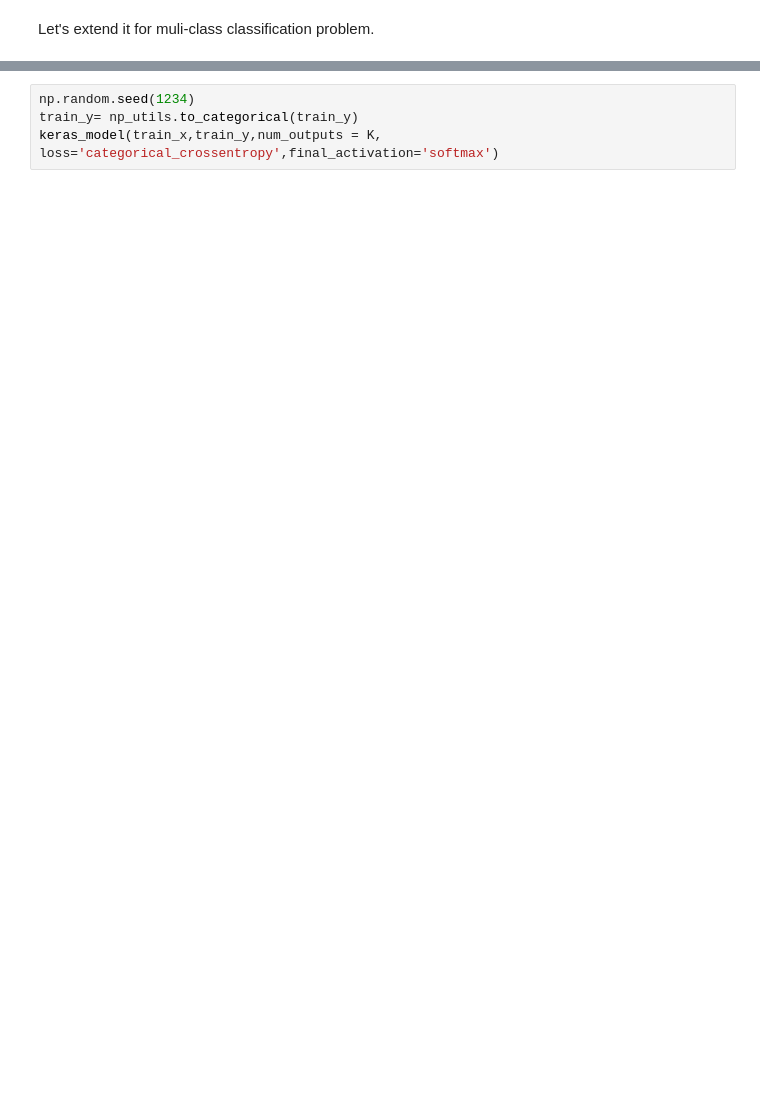
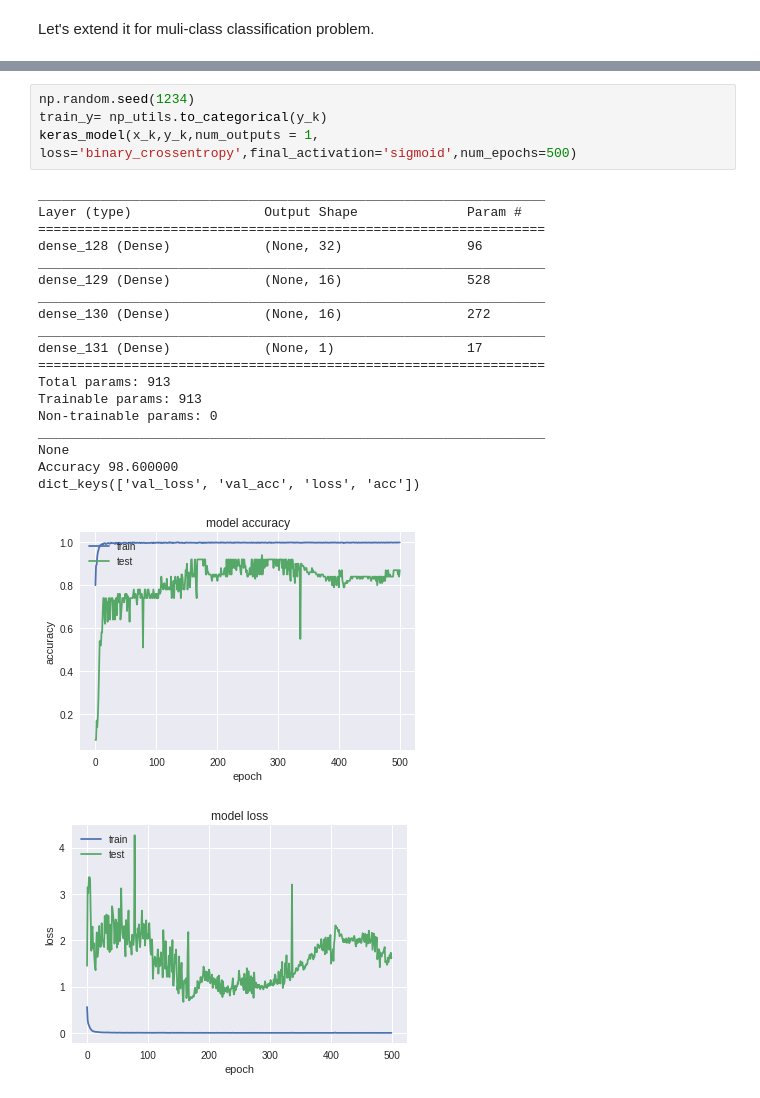
Before and after one commit to mdasadul/tensorflow_examples, a Jupyter notebook: Spiral_keras.ipynb, the cells around one changed output, grey strips where cells are left out. Cells and saved outputs as stored; diff of their text form; blank space fills up the shorter version.

```diff
--- a/Spiral_keras.ipynb
+++ b/Spiral_keras.ipynb
@@ -125,4 +127,25 @@ plt.show()
 # %%
 np.random.seed(1234)
-train_y= np_utils.to_categorical(train_y)
-keras_model(train_x,train_y,num_outputs = K, loss='categorical_crossentropy',final_activation='softmax')
+train_y= np_utils.to_categorical(y_k)
+keras_model(x_k,y_k,num_outputs = 1, loss='binary_crossentropy',final_activation='sigmoid',num_epochs=500)
+# %% [output]
+_________________________________________________________________
+Layer (type)                 Output Shape              Param #
+=================================================================
+dense_128 (Dense)            (None, 32)                96
+_________________________________________________________________
+dense_129 (Dense)            (None, 16)                528
+_________________________________________________________________
+dense_130 (Dense)            (None, 16)                272
+_________________________________________________________________
+dense_131 (Dense)            (None, 1)                 17
+=================================================================
+Total params: 913
+Trainable params: 913
+Non-trainable params: 0
+_________________________________________________________________
+None
+Accuracy 98.600000
+dict_keys(['val_loss', 'val_acc', 'loss', 'acc'])
+[figure, added]
+[figure, added]
```
Also changed, not shown: parts of 4 cells of this notebook.
